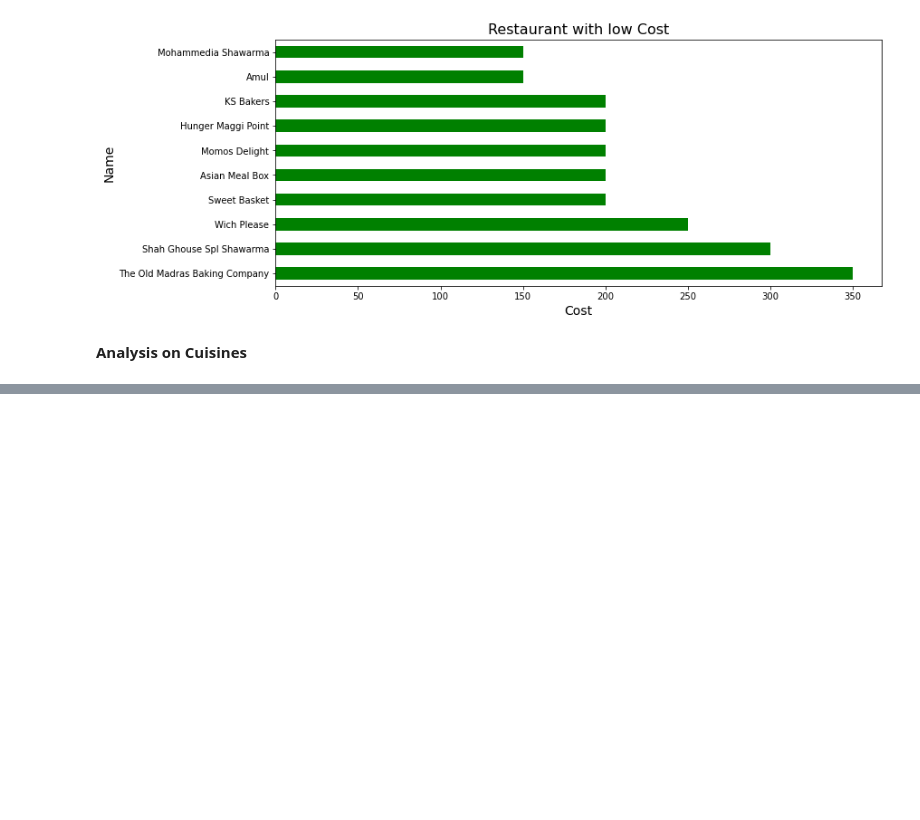
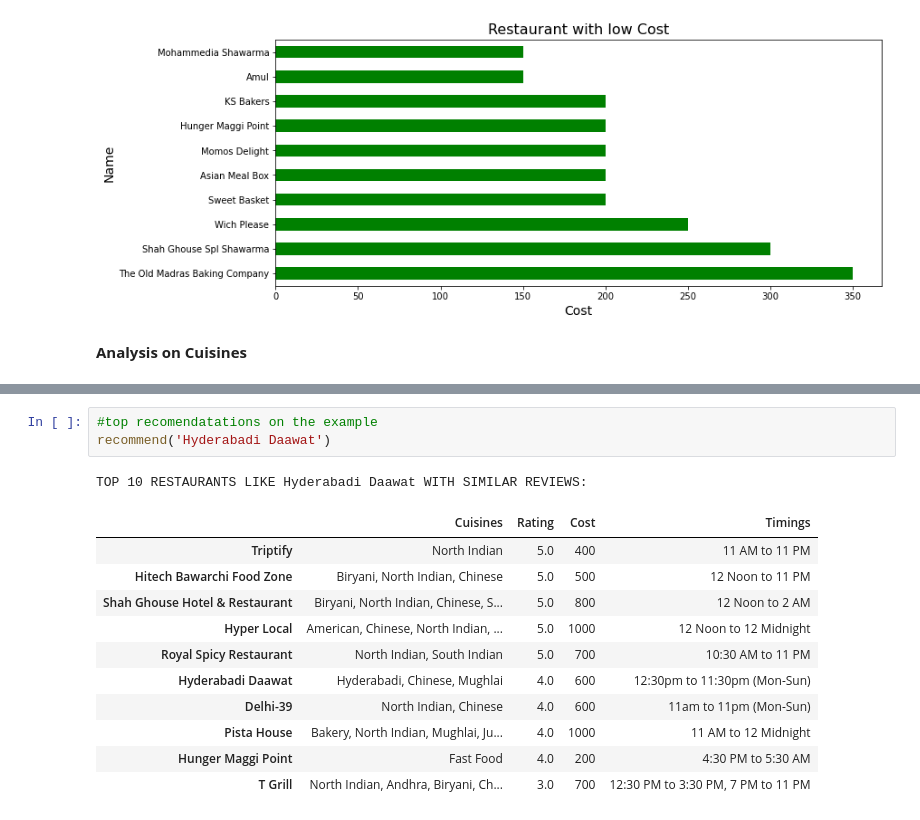
Before and after one commit to Narayan718/unsupervized-learning, a Jupyter notebook: zomato.ipynb, the cells around one changed output, grey strips where cells are left out. Saved outputs shown, nothing was run; the diff lists cells and outputs as text; blank space fills up the shorter version.

```diff
--- a/zomato.ipynb
+++ b/zomato.ipynb
@@ -598,0 +744,16 @@ plt.show()
+# %%
+#top recomendatations on the example
+recommend('Hyderabadi Daawat')
+# %% [output]
+TOP 10 RESTAURANTS LIKE Hyderabadi Daawat WITH SIMILAR REVIEWS:
+|  | Cuisines | Rating | Cost | Timings |
+| Triptify | North Indian | 5.0 | 400 | 11 AM to 11 PM |
+| Hitech Bawarchi Food Zone | Biryani, North Indian, Chinese | 5.0 | 500 | 12 Noon to 11 PM |
+| Shah Ghouse Hotel & Restaurant | Biryani, North Indian, Chinese, S... | 5.0 | 800 | 12 Noon to 2 AM |
+| Hyper Local | American, Chinese, North Indian, ... | 5.0 | 1000 | 12 Noon to 12 Midnight |
+| Royal Spicy Restaurant | North Indian, South Indian | 5.0 | 700 | 10:30 AM to 11 PM |
+| Hyderabadi Daawat | Hyderabadi, Chinese, Mughlai | 4.0 | 600 | 12:30pm to 11:30pm (Mon-Sun) |
+| Delhi-39 | North Indian, Chinese | 4.0 | 600 | 11am to 11pm (Mon-Sun) |
+| Pista House | Bakery, North Indian, Mughlai, Ju... | 4.0 | 1000 | 11 AM to 12 Midnight |
+| Hunger Maggi Point | Fast Food | 4.0 | 200 | 4:30 PM to 5:30 AM |
+| T Grill | North Indian, Andhra, Biryani, Ch... | 3.0 | 700 | 12:30 PM to 3:30 PM, 7 PM to 11 PM |
```
Also changed, not shown: parts of 44 cells of this notebook.
